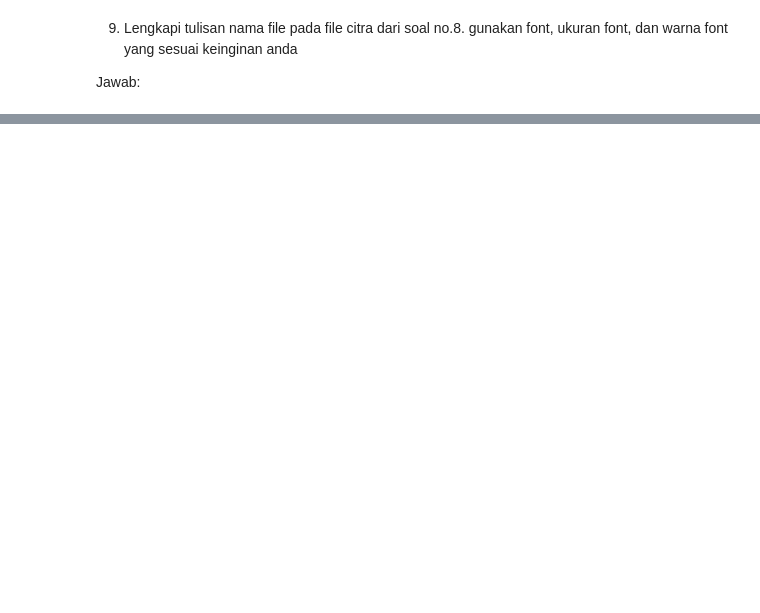
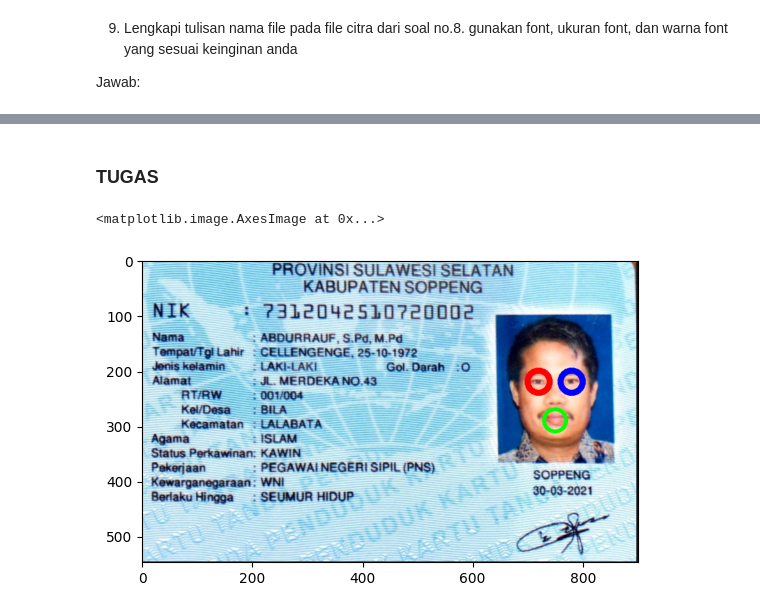
Before and after one commit to Elfeny7/ComputerVision_Learn, a Jupyter notebook: Week2.ipynb, the cells around one changed output, grey strips where cells are left out. Saved outputs shown, nothing was run; the diff lists cells and outputs as text; code cells hidden in the pictures; blank space fills up the shorter version.

```diff
--- a/Week2.ipynb
+++ b/Week2.ipynb
@@ -315,0 +316,12 @@ for url in urls:
+# %% [markdown]
+### **TUGAS**
+# %%
+ktp = cv.imread('/content/drive/MyDrive/PCVK/Images/ktp.jpeg')
+ktprgb = cv.cvtColor(ktp, cv.COLOR_BGR2RGB)
+cv.circle(ktprgb,center=(720,220),radius=20,color=(255,0,0),thickness=10)
+cv.circle(ktprgb,center=(780,220),radius=20,color=(0,0,255),thickness=10)
+cv.circle(ktprgb,center=(750,290),radius=20,color=(0,255,0),thickness=5)
+plt.imshow(ktprgb)
+# %% [output]
+<matplotlib.image.AxesImage at 0x...>
+[figure, added]
```
Also changed, not shown: parts of 4 cells of this notebook.
